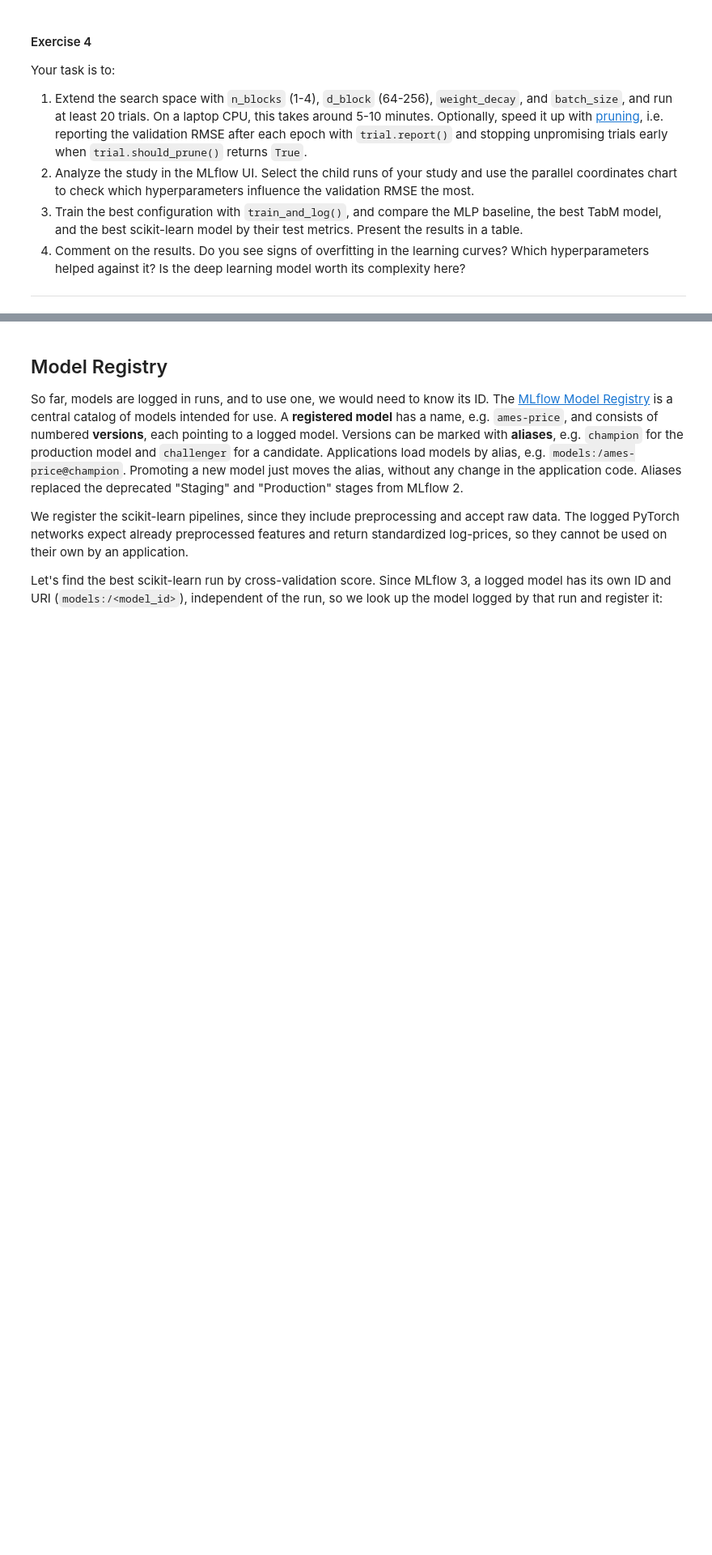
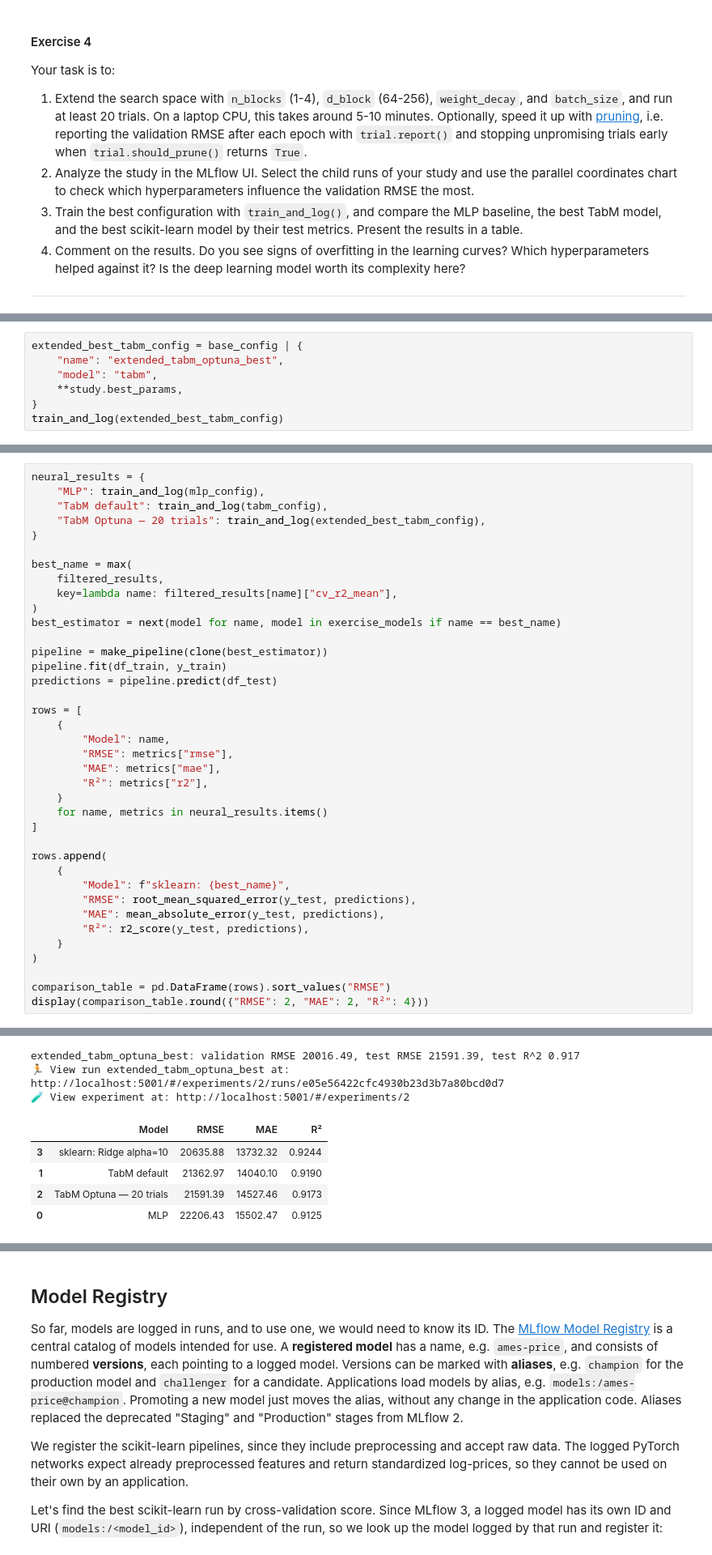
Before and after one commit to AndreRab/MLOPS, a Jupyter notebook: lab05/LAB_INSTRUCTION_2_MLFLOW.ipynb, the cells around one changed output, grey strips where cells are left out. Shown at 81% size. Cells and saved outputs as stored; diff of their text form; blank space fills up the shorter version.

```diff
--- a/lab05/LAB_INSTRUCTION_2_MLFLOW.ipynb
+++ b/lab05/LAB_INSTRUCTION_2_MLFLOW.ipynb
@@ -785,0 +1253,7 @@ Your task is to:
+# %%
+extended_best_tabm_config = base_config | {
+    "name": "extended_tabm_optuna_best",
+    "model": "tabm",
+    **study.best_params,
+}
+train_and_log(extended_best_tabm_config)
@@ -785,0 +1276,39 @@ Your task is to:
+# %%
+neural_results = {
+    "MLP": train_and_log(mlp_config),
+    "TabM default": train_and_log(tabm_config),
+    "TabM Optuna — 20 trials": train_and_log(extended_best_tabm_config),
+}
+
+best_name = max(
+    filtered_results,
+    key=lambda name: filtered_results[name]["cv_r2_mean"],
+)
+best_estimator = next(model for name, model in exercise_models if name == best_name)
+
+pipeline = make_pipeline(clone(best_estimator))
+pipeline.fit(df_train, y_train)
+predictions = pipeline.predict(df_test)
+
+rows = [
+    {
+        "Model": name,
+        "RMSE": metrics["rmse"],
+        "MAE": metrics["mae"],
+        "R²": metrics["r2"],
+    }
+    for name, metrics in neural_results.items()
+]
+
+rows.append(
+    {
+        "Model": f"sklearn: {best_name}",
+        "RMSE": root_mean_squared_error(y_test, predictions),
+        "MAE": mean_absolute_error(y_test, predictions),
+        "R²": r2_score(y_test, predictions),
+    }
+)
+
+comparison_table = pd.DataFrame(rows).sort_values("RMSE")
+display(comparison_table.round({"RMSE": 2, "MAE": 2, "R²": 4}))
+# %% [output]
@@ -785,0 +1345,8 @@ Your task is to:
+extended_tabm_optuna_best: validation RMSE 20016.49, test RMSE 21591.39, test R^2 0.917
+🏃 View run extended_tabm_optuna_best at: http://localhost:5001/#/experiments/2/runs/e05e56422cfc4930b23d3b7a80bcd0d7
+🧪 View experiment at: http://localhost:5001/#/experiments/2
+|  | Model | RMSE | MAE | R² |
+| 3 | sklearn: Ridge alpha=10 | 20635.88 | 13732.32 | 0.9244 |
+| 1 | TabM default | 21362.97 | 14040.10 | 0.9190 |
+| 2 | TabM Optuna — 20 trials | 21591.39 | 14527.46 | 0.9173 |
+| 0 | MLP | 22206.43 | 15502.47 | 0.9125 |
```
Also changed, not shown: parts of 30 cells of this notebook, 5 other files.
